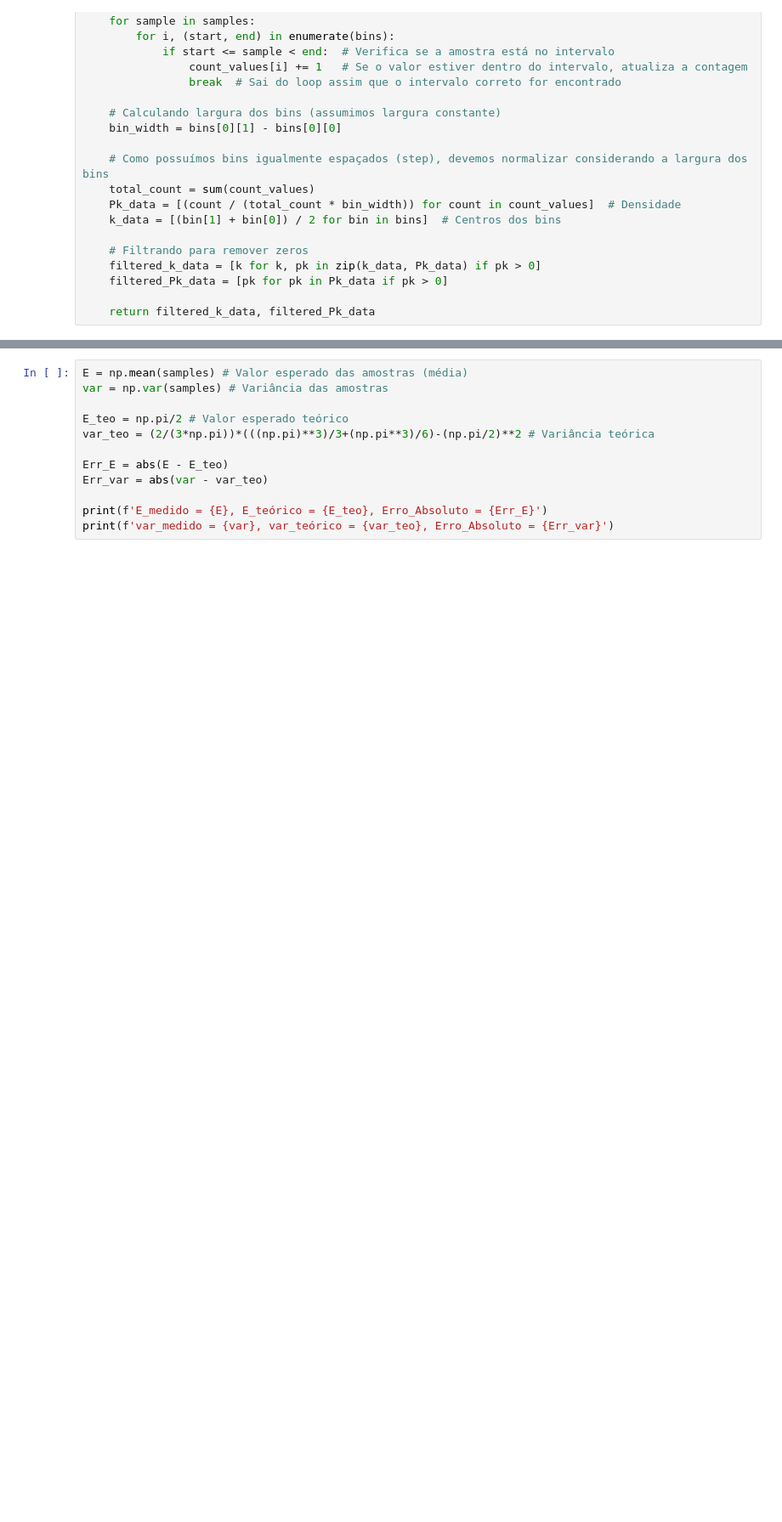
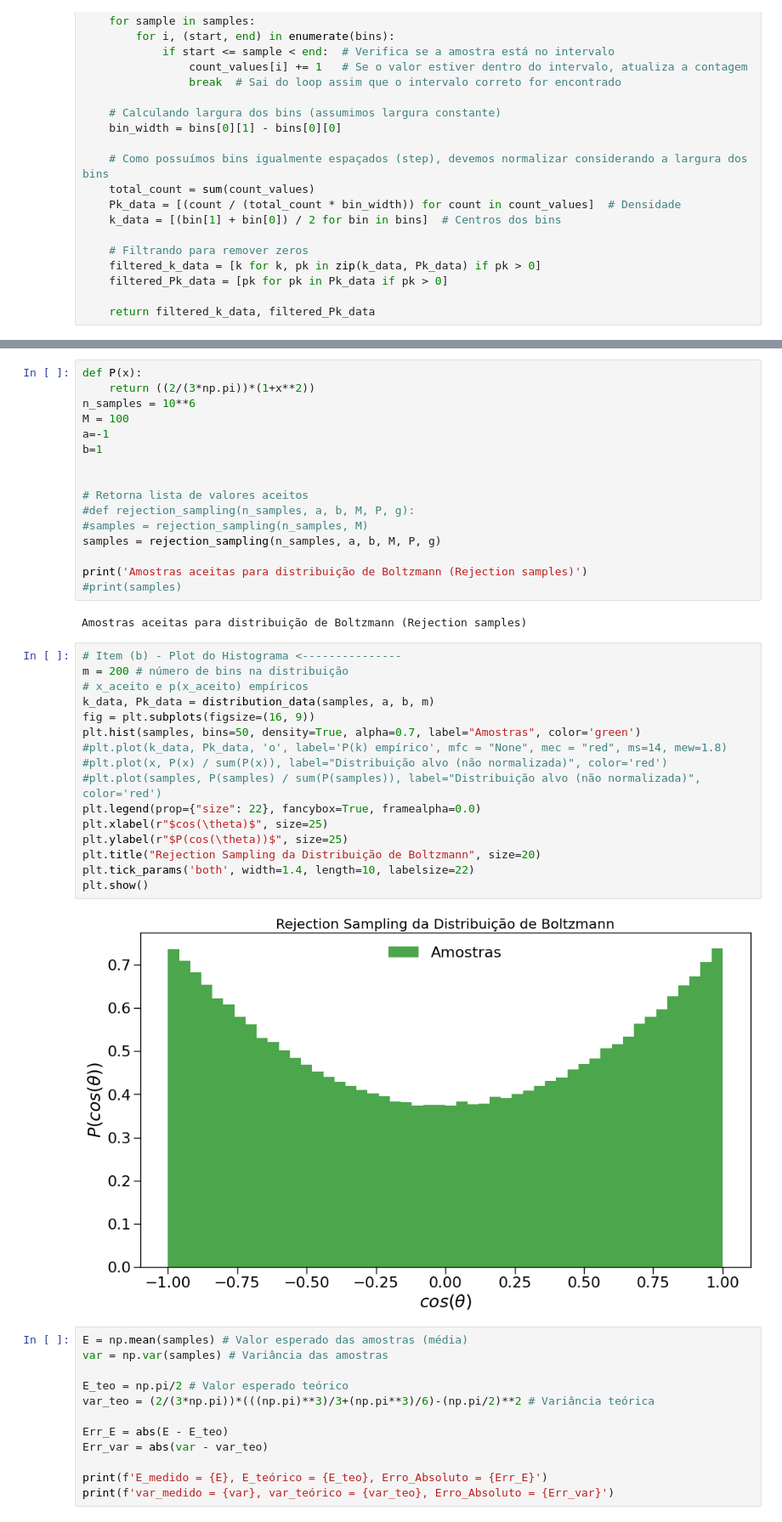
Before and after one commit to JuniorAlencar/TopFisTeo2024.2, a Jupyter notebook: Lista_1/questões/Question5.ipynb, the cells around one changed output, grey strips where cells are left out. Shown at 85% size. Cells and saved outputs as stored; diff of their text form; blank space fills up the shorter version.

```diff
--- a/Lista_1/questões/Question5.ipynb
+++ b/Lista_1/questões/Question5.ipynb
@@ -147,3 +181,39 @@ plt.show()
+# %%
+def P(x):
+    return ((2/(3*np.pi))*(1+x**2))
+n_samples = 10**6
+M = 100
+a=-1
+b=1
+
+
+# Retorna lista de valores aceitos
+#def rejection_sampling(n_samples, a, b, M, P, g):
+#samples = rejection_sampling(n_samples, M)
+samples = rejection_sampling(n_samples, a, b, M, P, g)
+
+print('Amostras aceitas para distribuição de Boltzmann (Rejection samples)')
+#print(samples)
+# %% [output]
+Amostras aceitas para distribuição de Boltzmann (Rejection samples)
+# %%
+# Item (b) - Plot do Histograma <---------------
+m = 200 # número de bins na distribuição
+# x_aceito e p(x_aceito) empíricos
+k_data, Pk_data = distribution_data(samples, a, b, m)
+fig = plt.subplots(figsize=(16, 9))
+plt.hist(samples, bins=50, density=True, alpha=0.7, label="Amostras", color='green')
+#plt.plot(k_data, Pk_data, 'o', label='P(k) empírico', mfc = "None", mec = "red", ms=14, mew=1.8)
+#plt.plot(x, P(x) / sum(P(x)), label="Distribuição alvo (não normalizada)", color='red')
+#plt.plot(samples, P(samples) / sum(P(samples)), label="Distribuição alvo (não normalizada)", color='red')
+plt.legend(prop={"size": 22}, fancybox=True, framealpha=0.0)
+plt.xlabel(r"$cos(\theta)$", size=25)
+plt.ylabel(r"$P(cos(\theta))$", size=25)
+plt.title("Rejection Sampling da Distribuição de Boltzmann", size=20)
+plt.tick_params('both', width=1.4, length=10, labelsize=22)
+plt.show()
+# %% [output]
+[figure, added]
 # %%
 E = np.mean(samples) # Valor esperado das amostras (média)
 var = np.var(samples) # Variância das amostras
```
Also changed, not shown: parts of 4 cells of this notebook.
